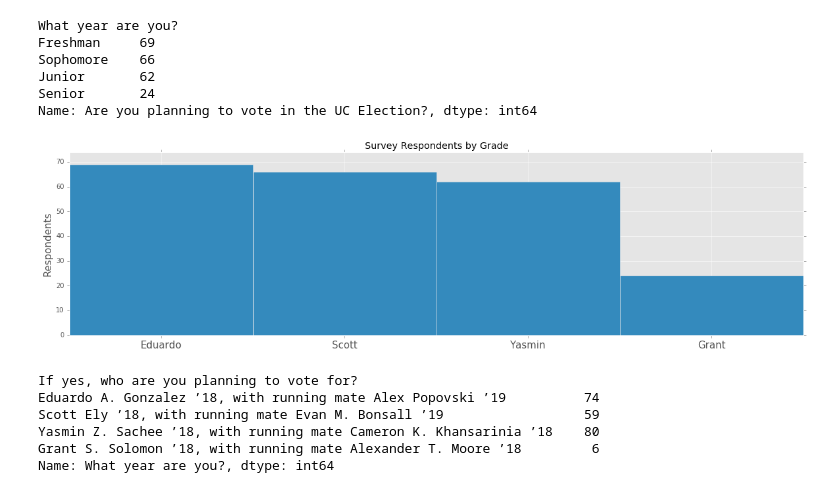
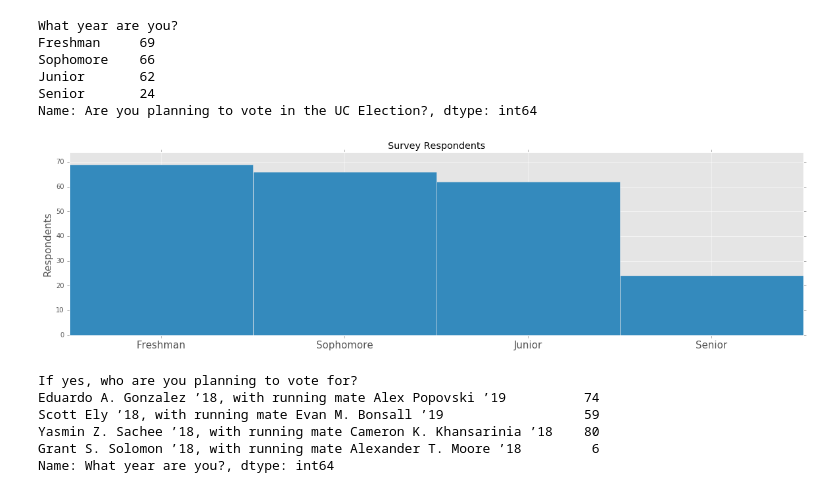
Before and after one commit to HarvardOpenData/sixteenthirtysix, a Jupyter notebook: Data Analysis.ipynb, the cells around one changed output. Saved outputs shown, nothing was run; the diff lists cells and outputs as text; code cells hidden in the pictures.

Commit message:
fixed survey respondents graph

```diff
--- a/Data Analysis.ipynb
+++ b/Data Analysis.ipynb
@@ -27,18 +27,19 @@ Junior       62
 Senior       24
 Name: Are you planning to vote in the UC Election?, dtype: int64
 # %%
-def plot_data (data, title, ylabel):
-    plt.figure(figsize = (20, 5))
+def plot_data (data, title, ylabel, xticks = candidates_short):
+    fig = plt.figure(figsize = (20, 5))
     plt.bar(np.arange(0, 4), data, width = 1.0)
     plt.title(title)
-    plt.xticks(np.arange(0.5, 4), candidates_short, fontsize = 15)
+    plt.xticks(np.arange(0.5, 4), xticks, fontsize = 15)
     plt.ylabel(ylabel, fontsize = 15)
     plt.ylim(0, max(data) + 5)
     plt.show()
+    fig.savefig(title + ".jpg")
 # %%
-plot_data (year_breakdown.values, "Survey Respondents by Grade", "Respondents")
+plot_data (year_breakdown.values, "Survey Respondents", "Respondents", years)
 # %% [output]
-[figure, old version]
+[figure, new version]
 # %%
 voting_breakdown = voting.groupby(voting['If yes, who are you planning to vote for?']).count().ix[::,0]
 voting_breakdown = voting_breakdown.reindex(candidates)
```
Also changed, not shown: parts of 3 cells of this notebook.
